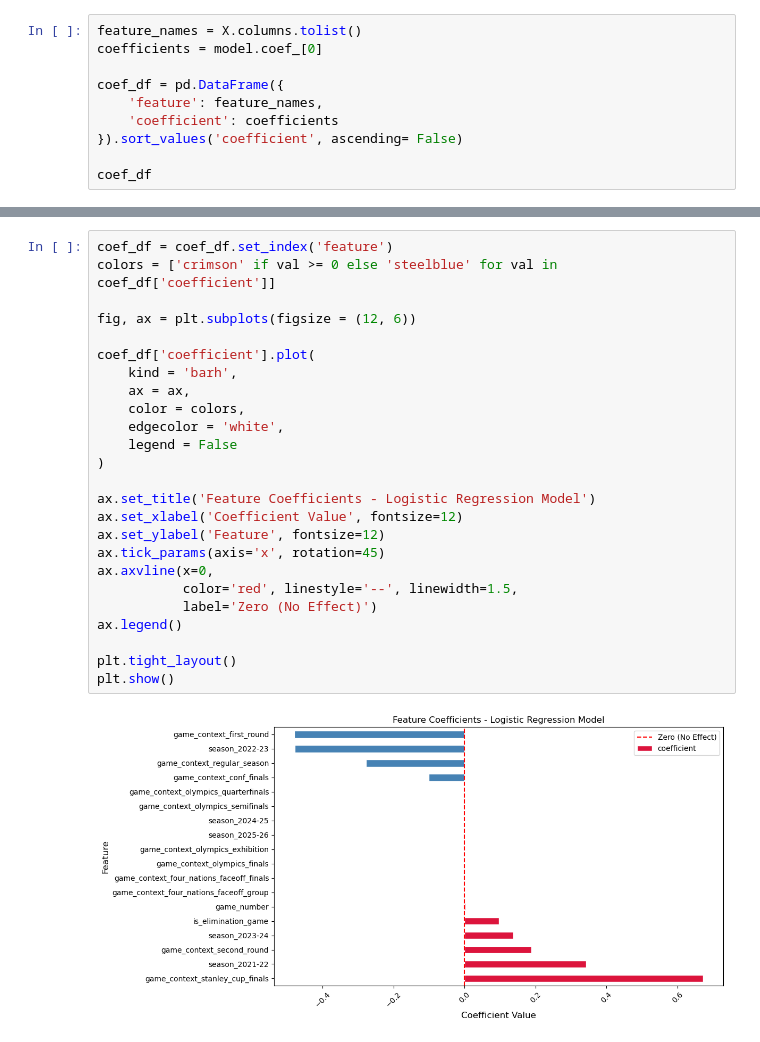
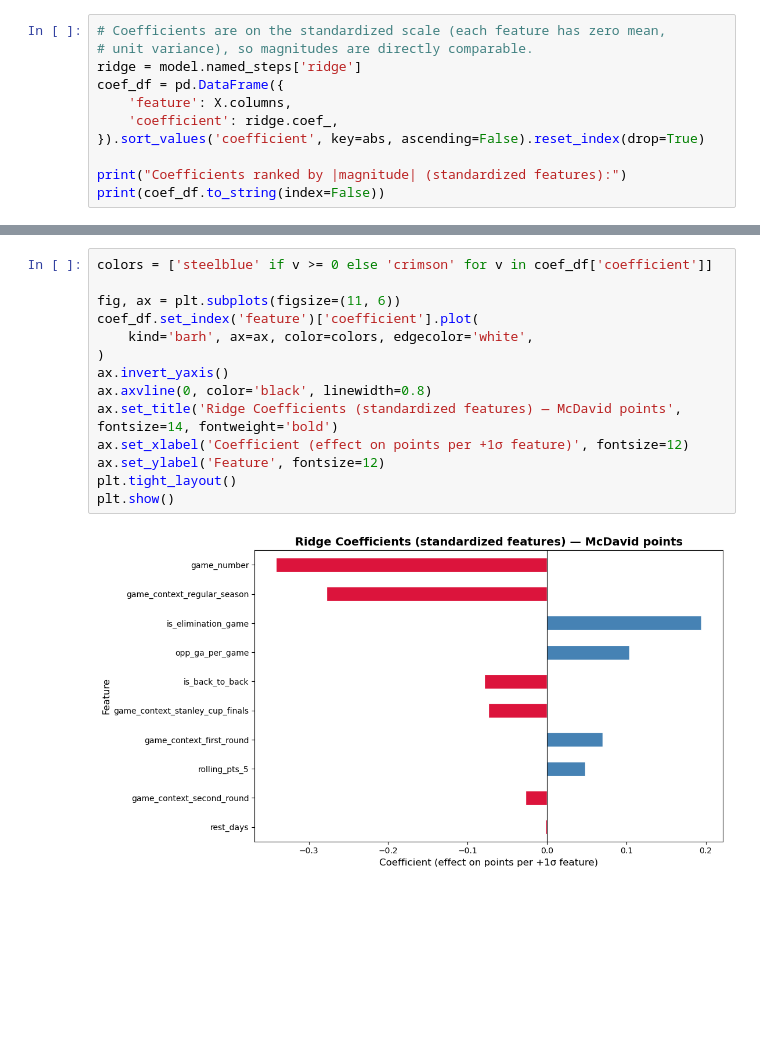
Before and after one commit to KylanHuynh7/Variance97, a Jupyter notebook: notebooks/03_ml_model.ipynb, the cells around one changed output, grey strips where cells are left out. Drawn from its saved outputs; the diff is of its cells as text; blank space fills up the shorter version.

```diff
--- a/notebooks/03_ml_model.ipynb
+++ b/notebooks/03_ml_model.ipynb
@@ -142,11 +189,12 @@ The model correctly identified only 3 out of 15 actual pointless games (20% reca
 # %%
-feature_names = X.columns.tolist()
-coefficients = model.coef_[0]
+# Coefficients are on the standardized scale (each feature has zero mean,
+# unit variance), so magnitudes are directly comparable.
+ridge = model.named_steps['ridge']
+coef_df = pd.DataFrame({
+    'feature': X.columns,
+    'coefficient': ridge.coef_,
+}).sort_values('coefficient', key=abs, ascending=False).reset_index(drop=True)
 
-coef_df = pd.DataFrame({
-    'feature': feature_names,
-    'coefficient': coefficients
-}).sort_values('coefficient', ascending= False)
-
-coef_df
+print("Coefficients ranked by |magnitude| (standardized features):")
+print(coef_df.to_string(index=False))
 # %% [output]
@@ -170,28 +213,17 @@ coef_df
 # %%
-coef_df = coef_df.set_index('feature')
-colors = ['crimson' if val >= 0 else 'steelblue' for val in coef_df['coefficient']]
+colors = ['steelblue' if v >= 0 else 'crimson' for v in coef_df['coefficient']]
 
-fig, ax = plt.subplots(figsize = (12, 6))
-
-coef_df['coefficient'].plot(
-    kind = 'barh',
-    ax = ax,
-    color = colors,
-    edgecolor = 'white',
-    legend = False
+fig, ax = plt.subplots(figsize=(11, 6))
+coef_df.set_index('feature')['coefficient'].plot(
+    kind='barh', ax=ax, color=colors, edgecolor='white',
 )
-
-ax.set_title('Feature Coefficients - Logistic Regression Model')
-ax.set_xlabel('Coefficient Value', fontsize=12)
+ax.invert_yaxis()
+ax.axvline(0, color='black', linewidth=0.8)
+ax.set_title('Ridge Coefficients (standardized features) — McDavid points', fontsize=14, fontweight='bold')
+ax.set_xlabel('Coefficient (effect on points per +1σ feature)', fontsize=12)
 ax.set_ylabel('Feature', fontsize=12)
-ax.tick_params(axis='x', rotation=45)
-ax.axvline(x=0,
-           color='red', linestyle='--', linewidth=1.5,
-           label='Zero (No Effect)')
-ax.legend()
-
 plt.tight_layout()
 plt.show()
 # %% [output]
-[figure, old version]
+[figure, new version]
 # %% [markdown]
```
Also changed, not shown: parts of 13 cells of this notebook.
